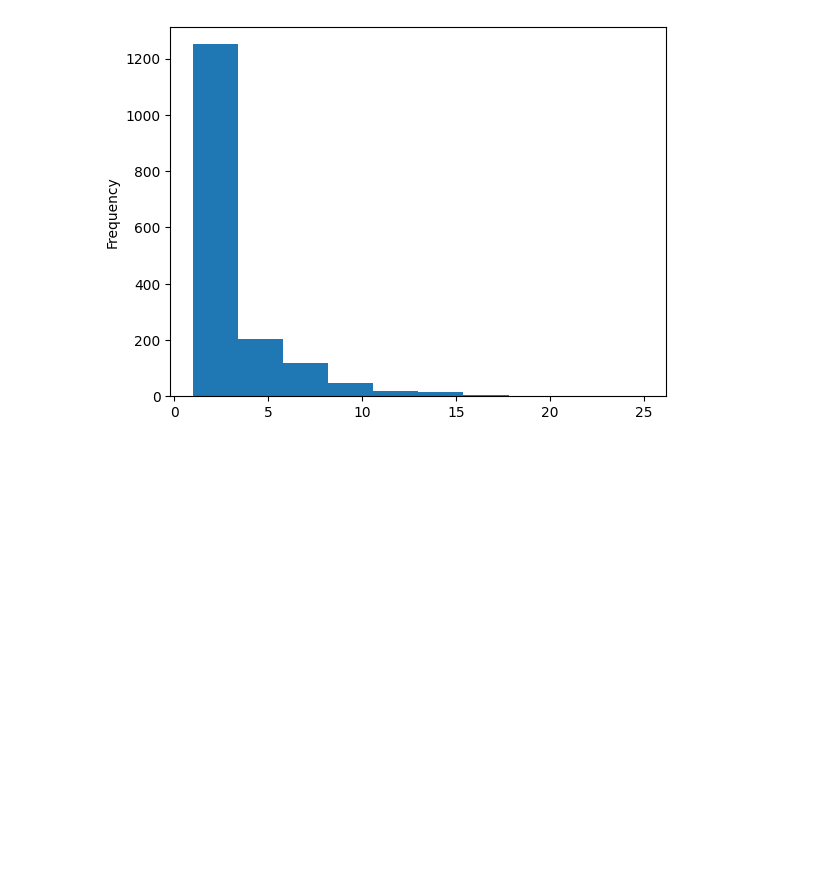
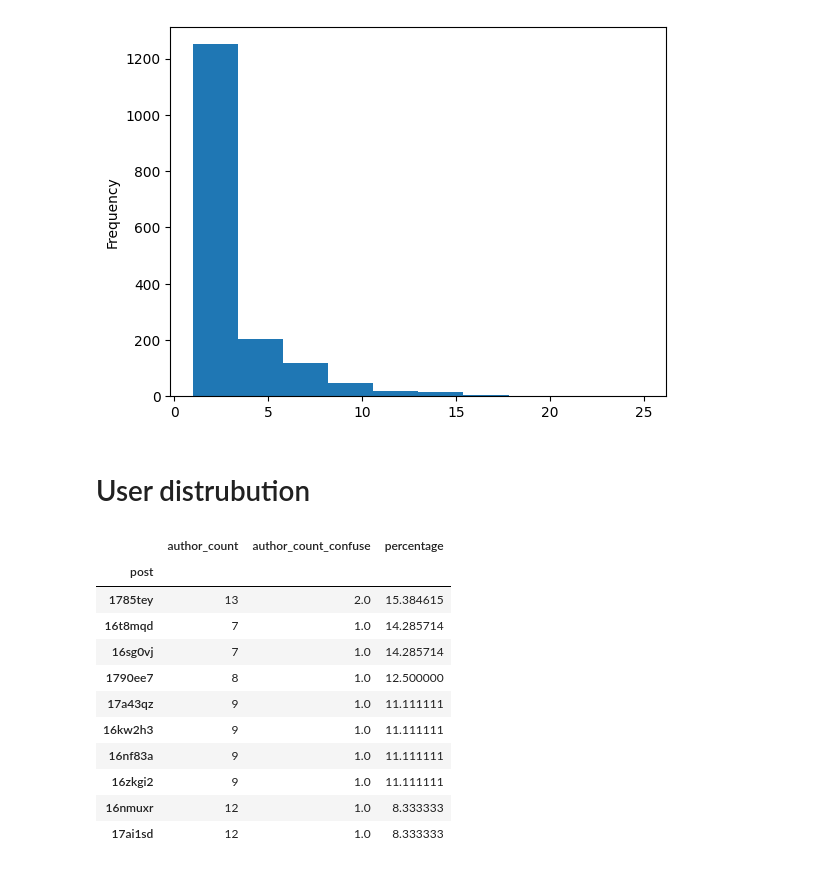
Before and after one commit to dilettagoglia/reddit-majority-opinion, a Jupyter notebook: src/alessio/confused_users.ipynb, the cells around one changed output. Cells and saved outputs as stored; diff of their text form; code cells hidden in the pictures; blank space fills up the shorter version.

Commit message:
percentage of confused users

```diff
--- a/src/alessio/confused_users.ipynb
+++ b/src/alessio/confused_users.ipynb
@@ -7,8 +7,8 @@ import matplotlib.pyplot as plt
 
 path = '/Users/alessiogandelli/dev/uni/reddit-disagreement/data/data-tidy/user_nodelist_per_post.csv'
 
-df = pd.read_csv(path)
-print(len(df))
+df_full = pd.read_csv(path)
+print(len(df_full))
 # %% [output]
 4437911
 # %% [markdown]
@@ -16,7 +16,7 @@ print(len(df))
 # %% [markdown]
 since we are interested in the votes per users, we first drop the users that do not have any flairs, thus never voted
 # %%
-df = df.dropna(subset=['flairs'])
+df = df_full.dropna(subset=['flairs'])
 df['flairs'] = df['flairs'].astype(str)
 print(len(df))
 # %% [output]
@@ -93,3 +135,33 @@ df_filtered.groupby('post').count().sort_values('author', ascending=False)['auth
 # %% [output]
 <Axes: ylabel='Frequency'>
 [figure]
+# %% [markdown]
+# User distrubution
+# %%
+# count the users for each post
+df_grouped = df_full.groupby('post').agg({'author': ['count']})
+df_grouped_confuse = df_filtered.groupby('post').agg({'author': ['count']})
+
+# rename the columns
+df_grouped.columns = ['author_count']
+df_grouped_confuse.columns = ['author_count_confuse']
+
+# merge the two dataframes
+df_grouped = df_grouped.merge(df_grouped_confuse, left_index=True, right_index=True, how='left')
+
+df_grouped['percentage'] = (df_grouped['author_count_confuse'] / df_grouped['author_count']) * 100
+# %%
+df_grouped.sort_values('percentage', ascending=False).head(10)
+# %% [output]
+|  | author_count | author_count_confuse | percentage |
+| post |  |  |  |
+| 1785tey | 13 | 2.0 | 15.384615 |
+| 16t8mqd | 7 | 1.0 | 14.285714 |
+| 16sg0vj | 7 | 1.0 | 14.285714 |
+| 1790ee7 | 8 | 1.0 | 12.500000 |
+| 17a43qz | 9 | 1.0 | 11.111111 |
+| 16kw2h3 | 9 | 1.0 | 11.111111 |
+| 16nf83a | 9 | 1.0 | 11.111111 |
+| 16zkgi2 | 9 | 1.0 | 11.111111 |
+| 16nmuxr | 12 | 1.0 | 8.333333 |
+| 17ai1sd | 12 | 1.0 | 8.333333 |
```
Also changed, not shown: parts of 3 cells of this notebook, 1 other file.
